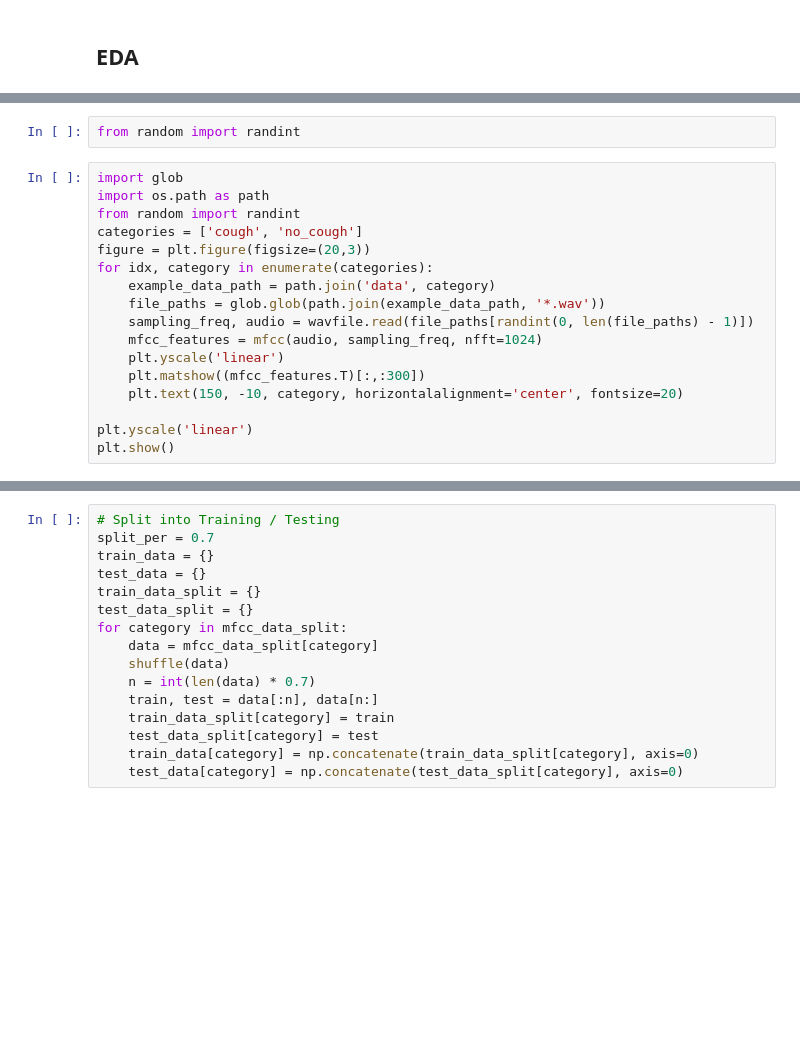
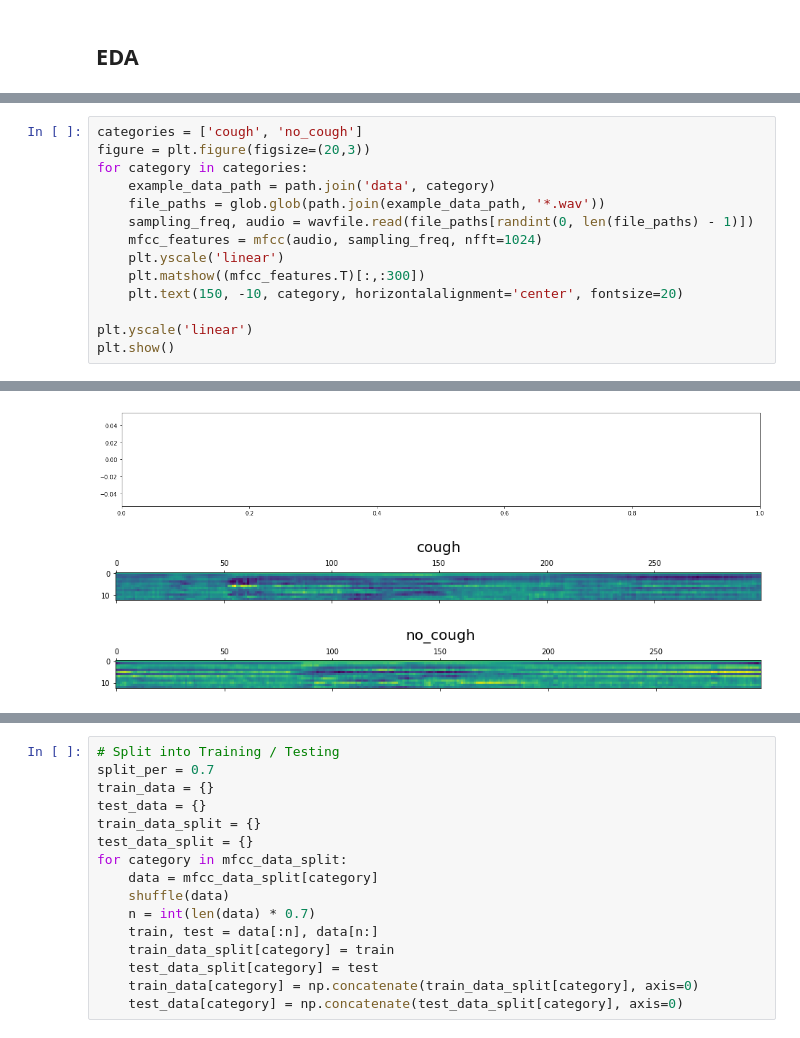
Before and after one commit to QuirinoC/Cough-Detection-HMM, a Jupyter notebook: Cough_detection_HMM.ipynb, the cells around one changed output, grey strips where cells are left out. Saved outputs shown, nothing was run; the diff lists cells and outputs as text; blank space fills up the shorter version.

```diff
--- a/Cough_detection_HMM.ipynb
+++ b/Cough_detection_HMM.ipynb
@@ -42,12 +53,7 @@ print ('Length of each feature =', filterbank_features.shape[1])
-# %%
-from random import randint
 # %%
-import glob
-import os.path as path
-from random import randint
 categories = ['cough', 'no_cough']
 figure = plt.figure(figsize=(20,3))
-for idx, category in enumerate(categories):
+for category in categories:
     example_data_path = path.join('data', category)
     file_paths = glob.glob(path.join(example_data_path, '*.wav'))
     sampling_freq, audio = wavfile.read(file_paths[randint(0, len(file_paths) - 1)])
@@ -58,3 +64,4 @@ for idx, category in enumerate(categories):
 
 plt.yscale('linear')
 plt.show()
+# %% [output]
@@ -61,3 +70,6 @@ plt.show()
+[figure, added]
+[figure, added]
+[figure, added]
 # %%
 input_folder = 'data'
 categories = ['cough','no_cough']
```
Also changed, not shown: parts of 8 cells of this notebook.
